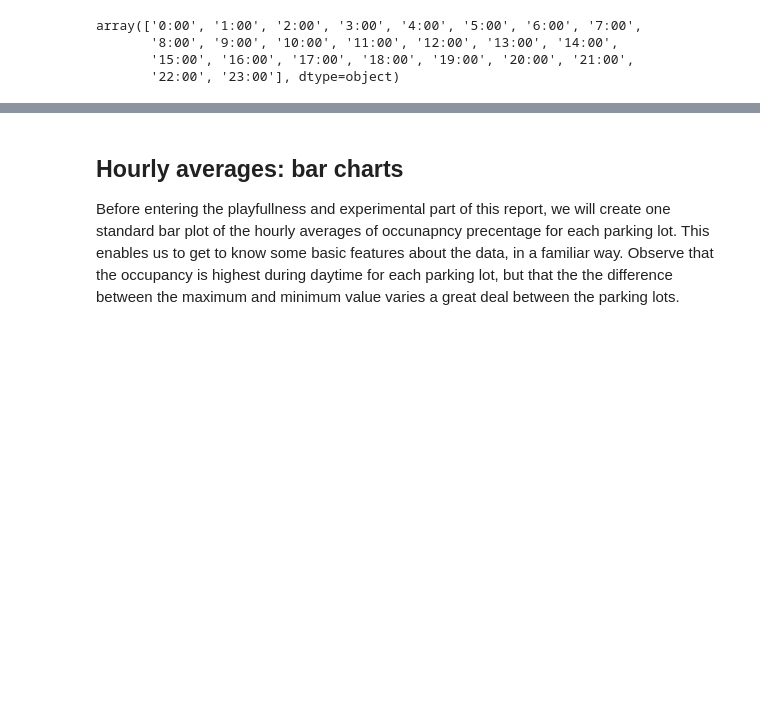
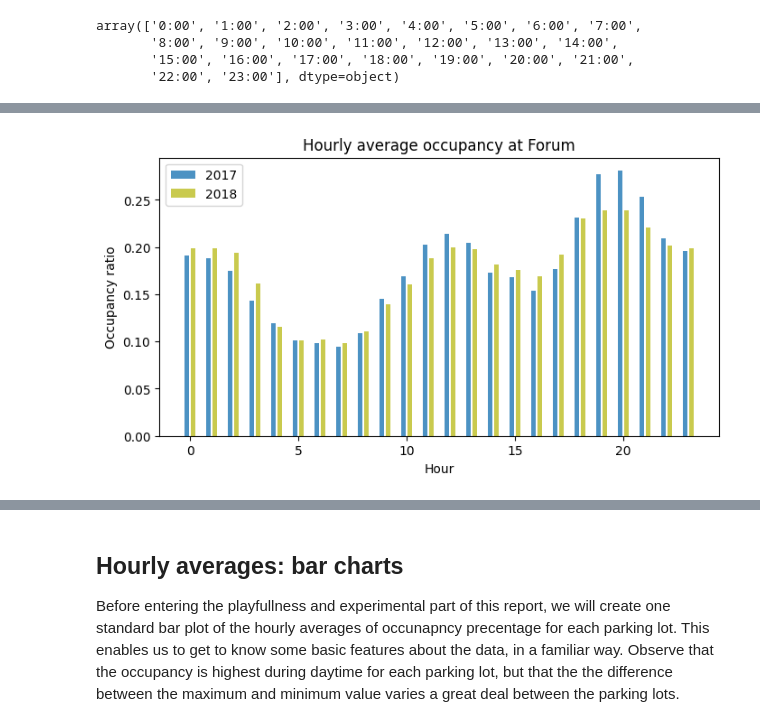
Before and after one commit to lenelise/stavanger_parkinglots, a Jupyter notebook: parking.ipynb, the cells around one changed output, grey strips where cells are left out. Saved outputs shown, nothing was run; the diff lists cells and outputs as text; code cells hidden in the pictures; blank space fills up the shorter version.

```diff
--- a/parking.ipynb
+++ b/parking.ipynb
@@ -154,0 +177,19 @@ parkering2017.head()
+# %%
+def bar_chart_single_lot(hourly_average_2017, hourly_average_2018, lotname, ax):
+    '''
+    Function for plotting the bar chart of hourly averages for 2017 and 2018 for single parking lot.
+    '''
+    w, x = 0.3, np.arange(24)
+    ax.bar(x-w/2, hourly_average_2017.values, label='2017', width=0.2, alpha=0.8, color='C0')
+    ax.bar(x+w/2, hourly_average_2018.values, label='2018', width=0.2, alpha=0.8, color='C8')
+
+    ax.set_xlabel('Hour')
+    ax.set_ylabel('Occupancy ratio')
+    ax.set_title(f"Hourly average occupancy at {lotname}")
+    ax.legend()
+# %%
+fig, ax = plt.subplots(figsize=(8,4), sharey=True)
+bar_chart_single_lot(parkinglots_hourly_avg_2017[1], parkinglots_hourly_avg_2018[1], "Forum", ax)
+plt.show()
+# %% [output]
+[figure, added]
```
Also changed, not shown: parts of 12 cells of this notebook, 1 other file.
